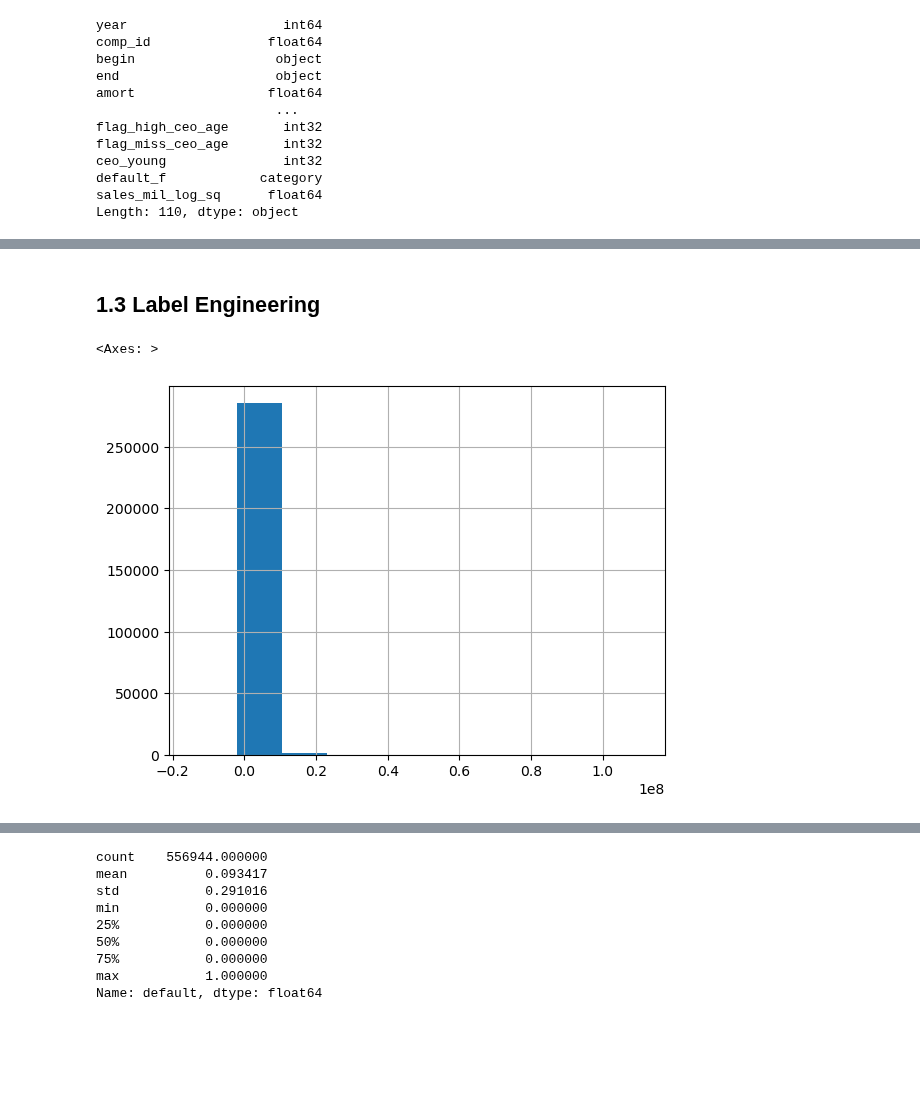
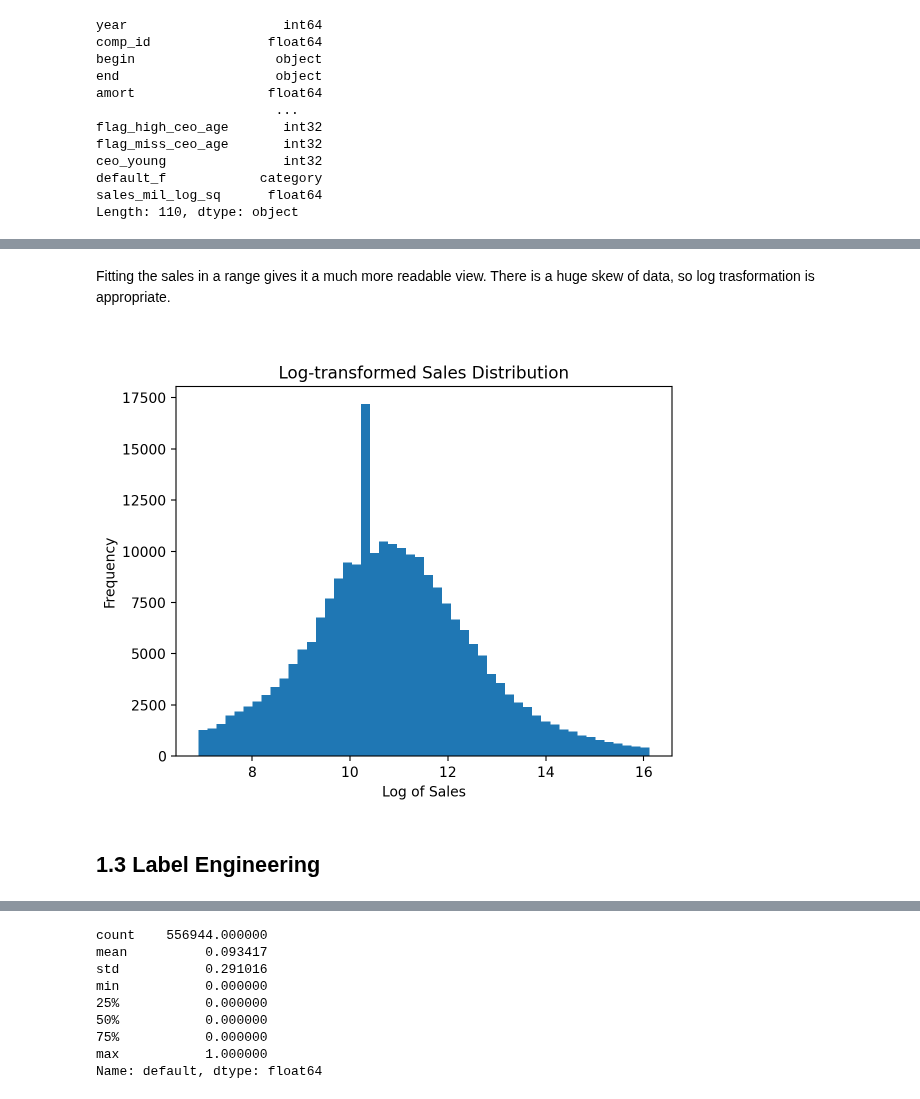
Before and after one commit to Iandrewburg/Assignment_1, a Jupyter notebook: Assignment_3/Assignment_3_Code.ipynb, the cells around one changed output, grey strips where cells are left out. Cells and saved outputs as stored; diff of their text form; code cells hidden in the pictures; blank space fills up the shorter version.

```diff
--- a/Assignment_3/Assignment_3_Code.ipynb
+++ b/Assignment_3/Assignment_3_Code.ipynb
@@ -470,3 +538,15 @@ AttributeError: 'DataFrame' object has no attribute 'sales_log'
+# %% [markdown]
+Fitting the sales in a range gives it a much more readable view. There is a huge skew of data, so log trasformation is appropriate.
+# %%
+# Apply log transformation to sales data
+data['sales_log'] = np.log1p(filtered_sales)
+plt.hist(data['sales_log'], bins=50)
+plt.xlabel('Log of Sales')
+plt.ylabel('Frequency')
+plt.title('Log-transformed Sales Distribution')
+plt.show()
+# %% [output]
+[figure, new version]
 # %% [markdown]
 ## 1.3 Label Engineering
 # %%
@@ -490,8 +570,3 @@ data["default"] = (
     (data["status_alive"] == 1)
     & (data.groupby("comp_id")["status_alive"].shift(-2) == 0)
 ).astype(int)
-# %%
-data.sales.hist()
-# %% [output]
-<Axes: >
-[figure]
```
Also changed, not shown: parts of 8 cells of this notebook.
